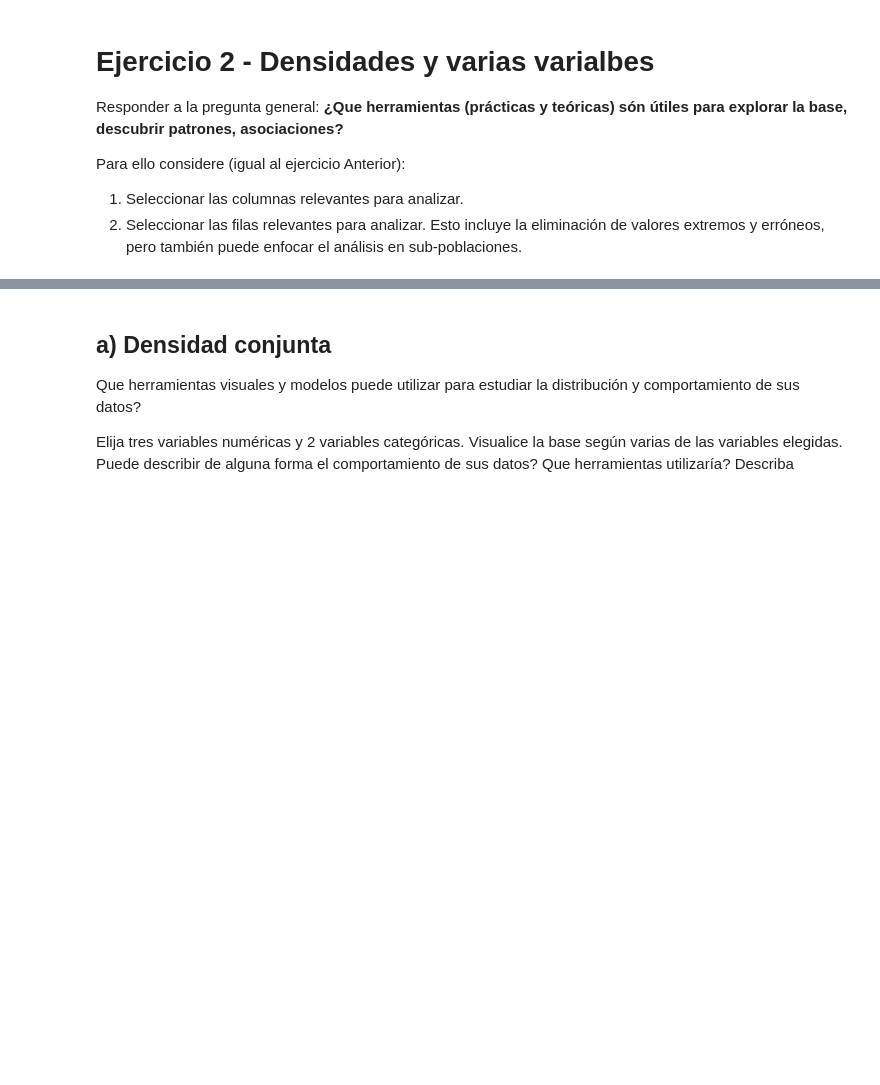
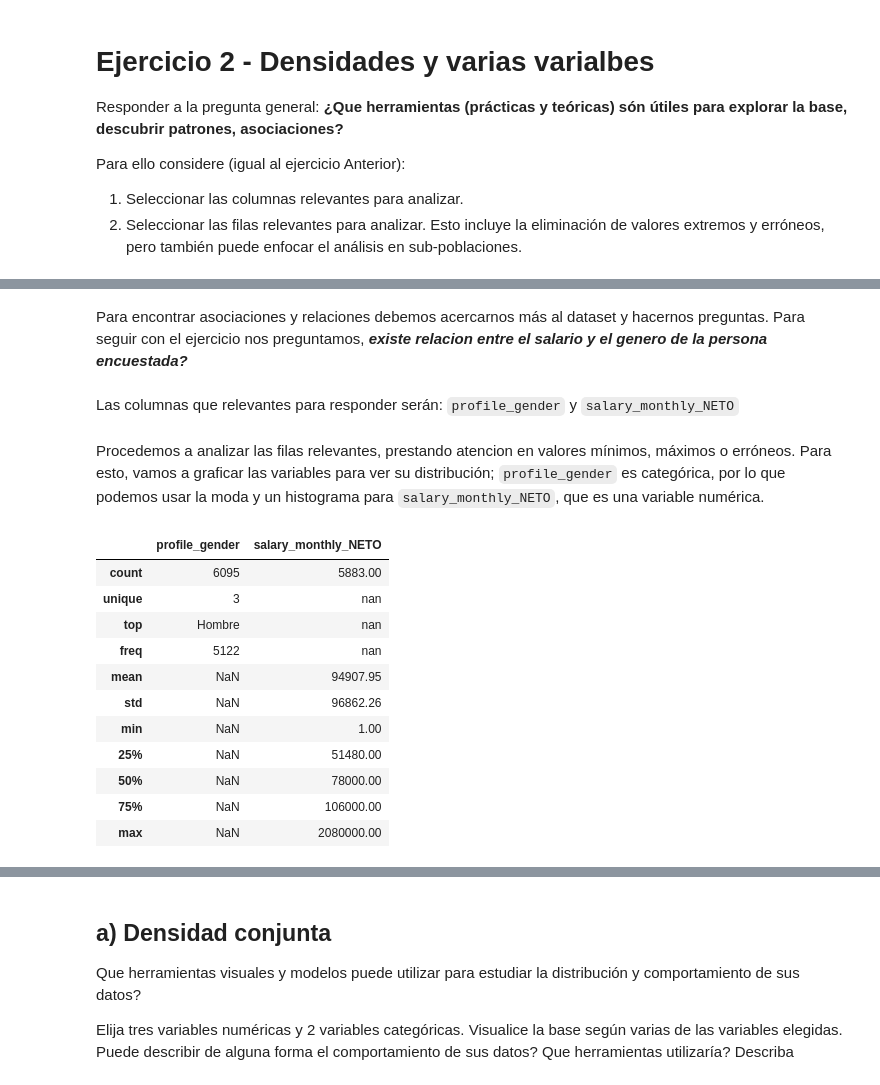
Before and after one commit to Natali-PP/diplodatos2021, a Jupyter notebook: Copia_de_Palas_Atenea_AyVdD_Entregable_Parte_1.ipynb, the cells around one changed output, grey strips where cells are left out. Saved outputs shown, nothing was run; the diff lists cells and outputs as text; code cells hidden in the pictures; blank space fills up the shorter version.

```diff
--- a/Copia_de_Palas_Atenea_AyVdD_Entregable_Parte_1.ipynb
+++ b/Copia_de_Palas_Atenea_AyVdD_Entregable_Parte_1.ipynb
@@ -1381,0 +1389,2 @@ Lo primero que usaría es el conocimiento en el tipo de variables para entender
+# %%
+df_seg=pd.read_csv(url)
@@ -1381,0 +1410,21 @@ Lo primero que usaría es el conocimiento en el tipo de variables para entender
+# %% [markdown]
+Para encontrar asociaciones y relaciones debemos acercarnos más al dataset y hacernos preguntas. Para seguir con el ejercicio nos preguntamos, ***existe relacion entre el salario y el genero de la persona encuestada?***
+# %% [markdown]
+Las columnas que relevantes para responder serán: `profile_gender` y `salary_monthly_NETO`
+# %% [markdown]
+Procedemos a analizar las filas relevantes, prestando atencion en valores mínimos, máximos o erróneos. Para esto, vamos a graficar las variables para ver su distribución; `profile_gender` es categórica, por lo que podemos usar la moda y un histograma para `salary_monthly_NETO`, que es una variable numérica.
+# %%
+df_seg[['profile_gender','salary_monthly_NETO']].describe(include= "all")
+# %% [output]
+|  | profile_gender | salary_monthly_NETO |
+| count | 6095 | 5883.00 |
+| unique | 3 | nan |
+| top | Hombre | nan |
+| freq | 5122 | nan |
+| mean | NaN | 94907.95 |
+| std | NaN | 96862.26 |
+| min | NaN | 1.00 |
+| 25% | NaN | 51480.00 |
+| 50% | NaN | 78000.00 |
+| 75% | NaN | 106000.00 |
+| max | NaN | 2080000.00 |
```
Also changed, not shown: parts of 51 cells of this notebook.
